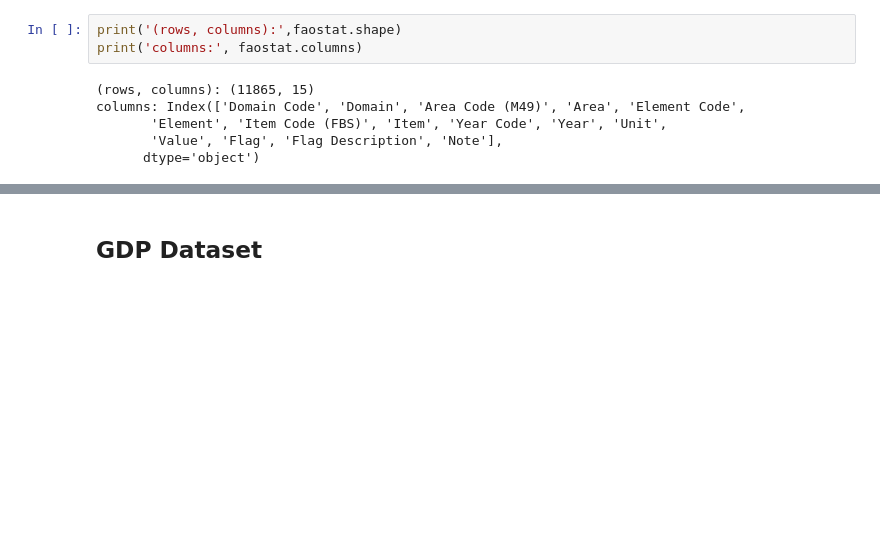
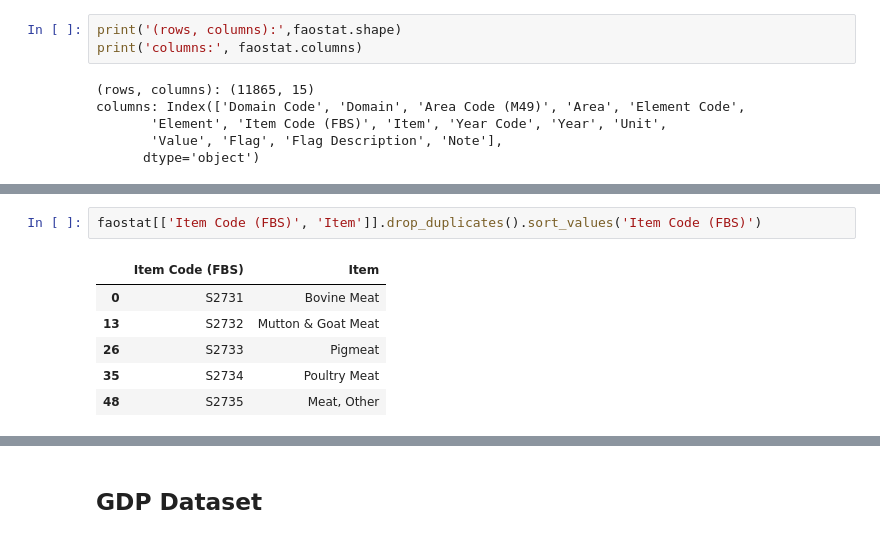
Before and after one commit to mquezada13/meat-consumption-analysis, a Jupyter notebook: notebooks/01_data_exploration.ipynb, the cells around one changed output, grey strips where cells are left out. Cells and saved outputs as stored; diff of their text form; blank space fills up the shorter version.

```diff
--- a/notebooks/01_data_exploration.ipynb
+++ b/notebooks/01_data_exploration.ipynb
@@ -140,0 +163,9 @@ Name: count, dtype: int64
+# %%
+faostat[['Item Code (FBS)', 'Item']].drop_duplicates().sort_values('Item Code (FBS)')
+# %% [output]
+|  | Item Code (FBS) | Item |
+| 0 | S2731 | Bovine Meat |
+| 13 | S2732 | Mutton & Goat Meat |
+| 26 | S2733 | Pigmeat |
+| 35 | S2734 | Poultry Meat |
+| 48 | S2735 | Meat, Other |
```
Also changed, not shown: parts of 18 cells of this notebook.
